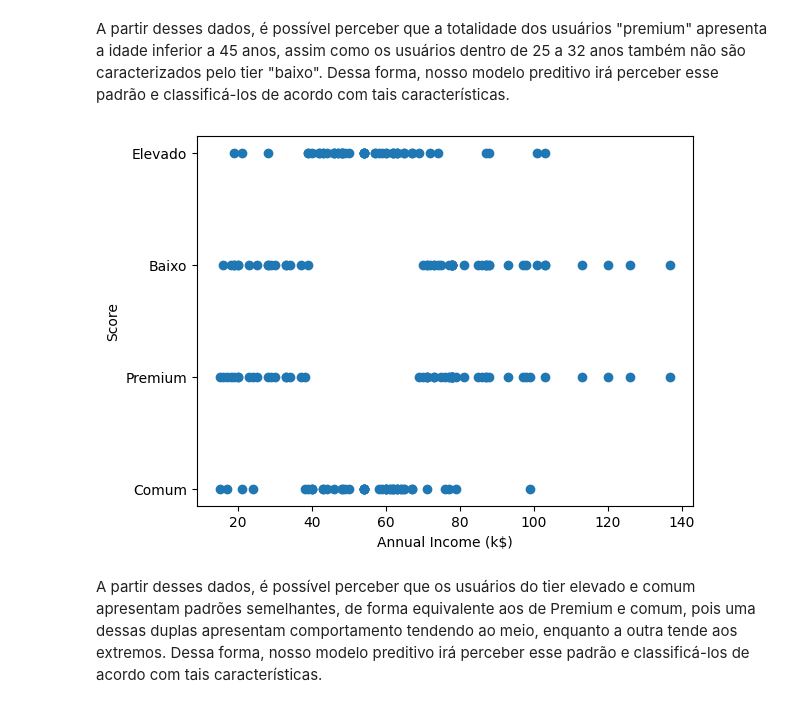
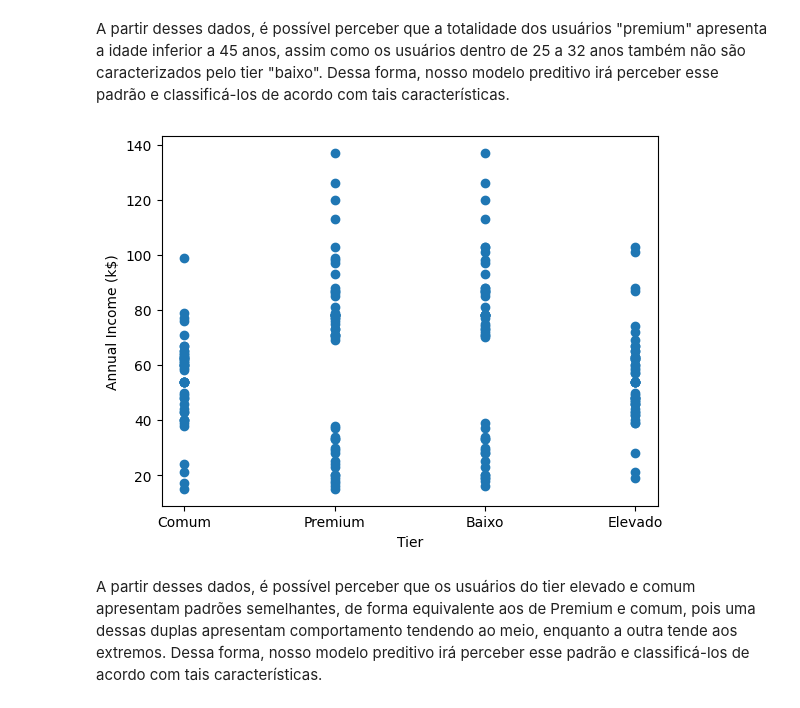
Before and after one commit to Pablo-RLV/Inteli-M7, a Jupyter notebook: Ponderada3/Ponderada3.ipynb, the cells around one changed output. Drawn from its saved outputs; the diff is of its cells as text; code cells hidden in the pictures.

```diff
--- a/Ponderada3/Ponderada3.ipynb
+++ b/Ponderada3/Ponderada3.ipynb
@@ -169,15 +169,15 @@ A partir desses dados, é possível perceber que a totalidade dos usuários "pre
 # %%
 import matplotlib.pyplot as plt
 
-x = df["Anual_Income"]
-y = df["Tier"]
+y = df["Anual_Income"]
+x = df["Tier"]
 
 plt.scatter(x, y)
-plt.xlabel("Annual Income (k$)")
-plt.ylabel("Score")
+plt.ylabel("Annual Income (k$)")
+plt.xlabel("Tier")
 plt.show()
 # %% [output]
-[figure, old version]
+[figure, new version]
 # %% [markdown]
 A partir desses dados, é possível perceber que os usuários do tier elevado e comum apresentam padrões semelhantes, de forma equivalente aos de Premium e comum, pois uma dessas duplas apresentam comportamento tendendo ao meio, enquanto a outra tende aos extremos. Dessa forma, nosso modelo preditivo irá perceber esse padrão e classificá-los de acordo com tais características.
 # %% [markdown]
```
